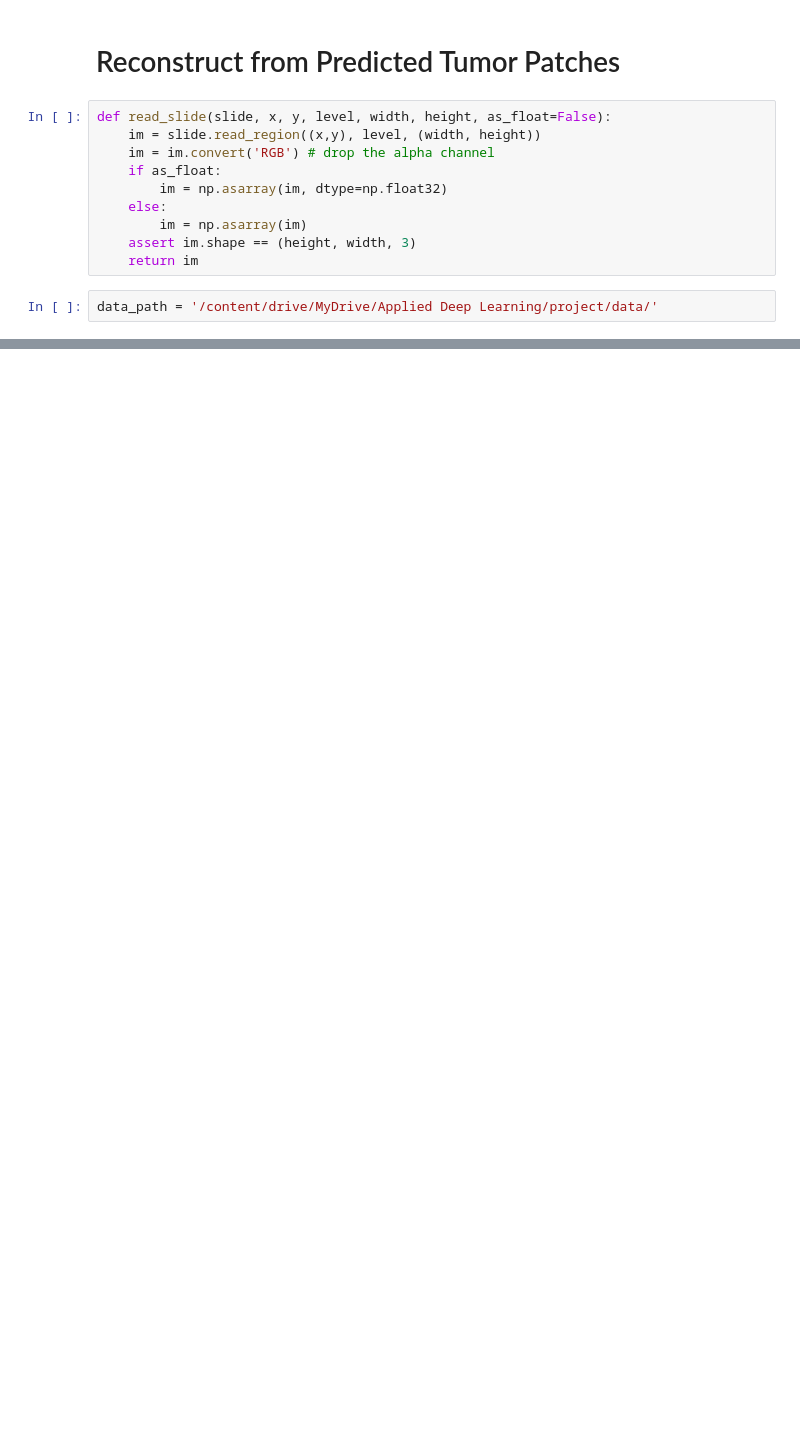
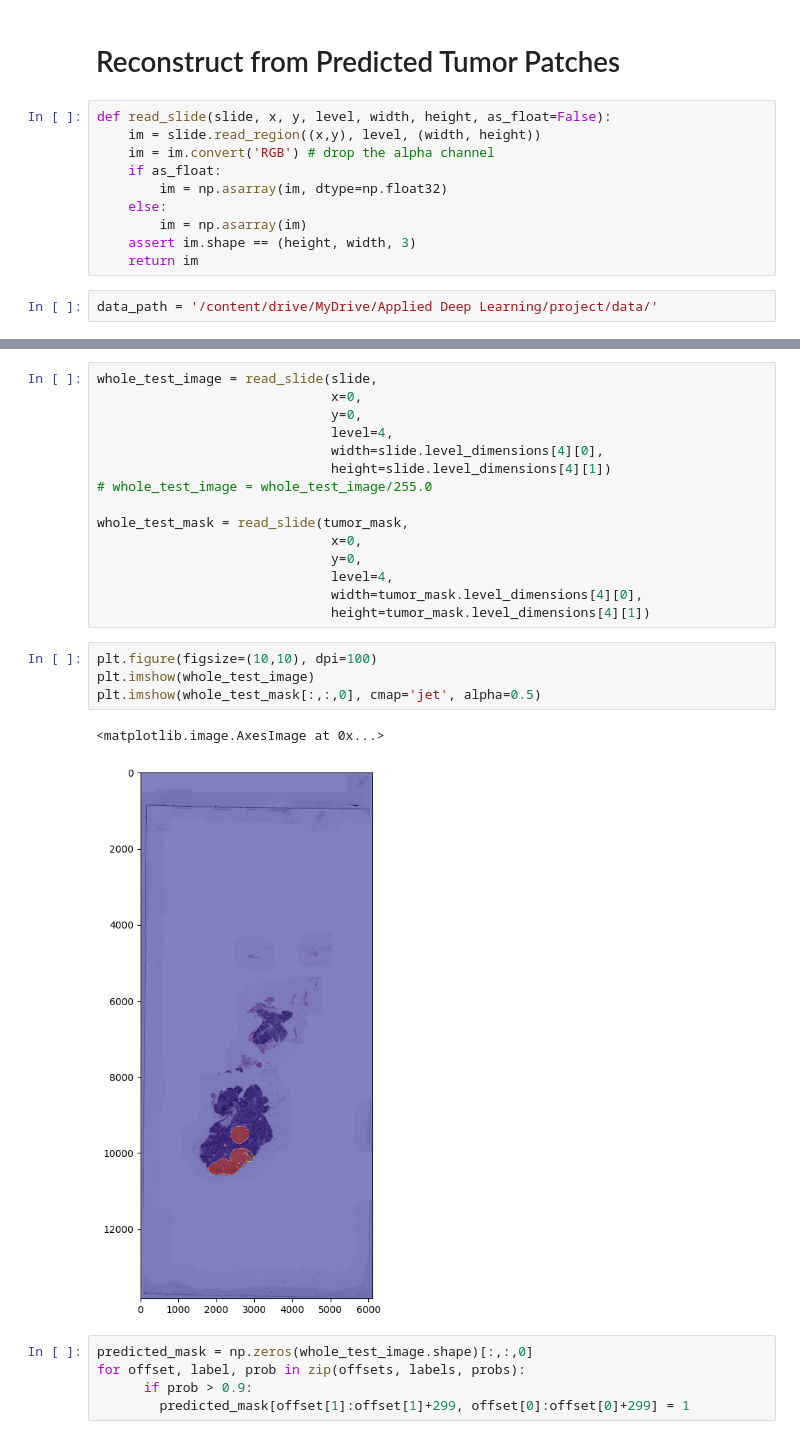
Before and after one commit to lingruiluo/TumorDetection, a Jupyter notebook: model_building_update.ipynb, the cells around one changed output, grey strips where cells are left out. Drawn from its saved outputs; the diff is of its cells as text; blank space fills up the shorter version.

```diff
--- a/model_building_update.ipynb
+++ b/model_building_update.ipynb
@@ -948,0 +960,27 @@ img_pred.resize(map(lambda x: int(x / 8), img.size))
+# %%
+whole_test_image = read_slide(slide,
+                              x=0,
+                              y=0,
+                              level=4,
+                              width=slide.level_dimensions[4][0],
+                              height=slide.level_dimensions[4][1])
+# whole_test_image = whole_test_image/255.0
+
+whole_test_mask = read_slide(tumor_mask,
+                              x=0,
+                              y=0,
+                              level=4,
+                              width=tumor_mask.level_dimensions[4][0],
+                              height=tumor_mask.level_dimensions[4][1])
+# %%
+plt.figure(figsize=(10,10), dpi=100)
+plt.imshow(whole_test_image)
+plt.imshow(whole_test_mask[:,:,0], cmap='jet', alpha=0.5)
+# %% [output]
+<matplotlib.image.AxesImage at 0x...>
+[figure, added]
+# %%
+predicted_mask = np.zeros(whole_test_image.shape)[:,:,0]
+for offset, label, prob in zip(offsets, labels, probs):
+      if prob > 0.9:
+        predicted_mask[offset[1]:offset[1]+299, offset[0]:offset[0]+299] = 1
```
Also changed, not shown: parts of 36 cells of this notebook.
